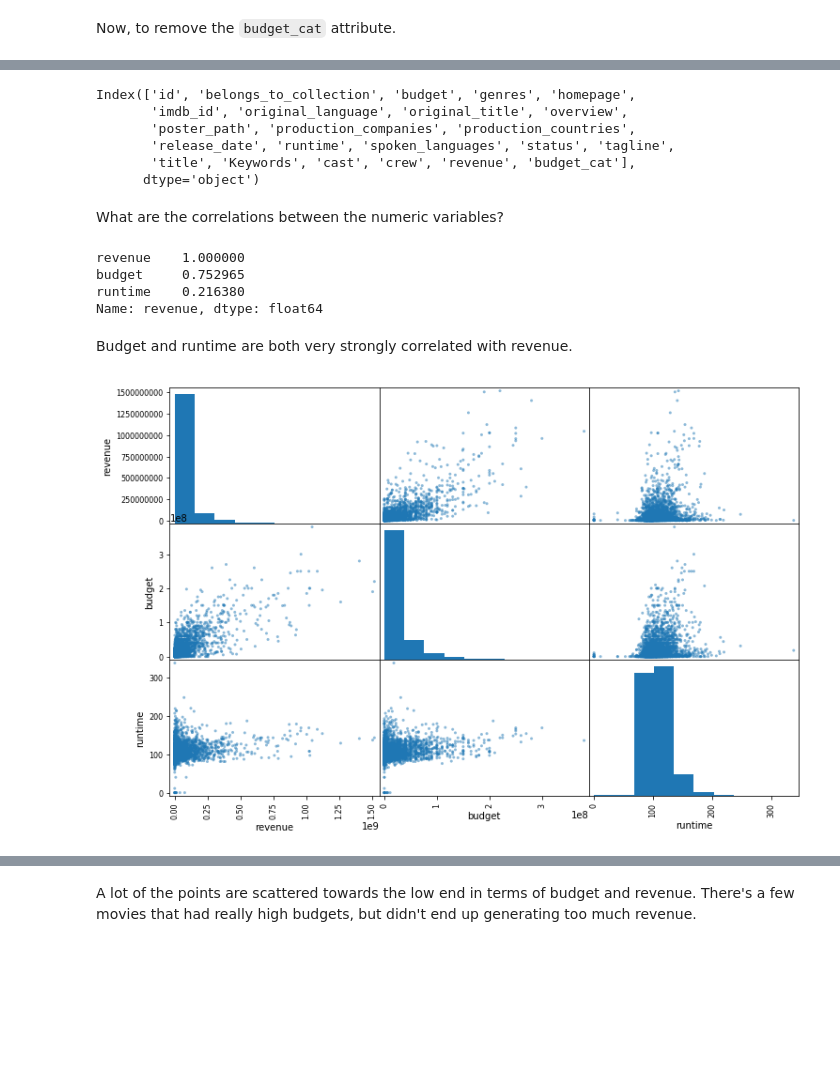
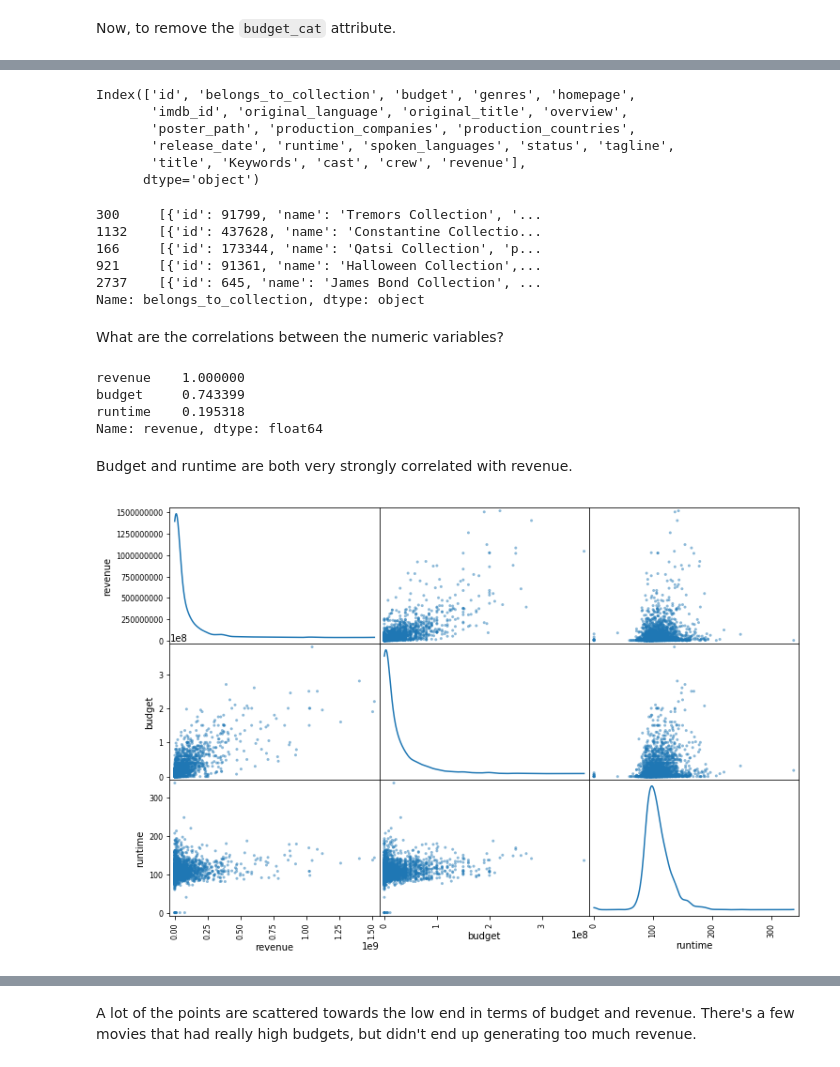
Before and after one commit to collindching/Learning-Exercises, a Jupyter notebook: Box Office Revenue Prediction/Regression Model.ipynb, the cells around one changed output, grey strips where cells are left out. Cells and saved outputs as stored; diff of their text form; code cells hidden in the pictures; blank space fills up the shorter version.

```diff
--- a/Box Office Revenue Prediction/Regression Model.ipynb
+++ b/Box Office Revenue Prediction/Regression Model.ipynb
@@ -160,29 +313,38 @@ for set in [strat_train,strat_test]:
 # %%
-movies.columns
+strat_train.columns
 # %% [output]
 Index(['id', 'belongs_to_collection', 'budget', 'genres', 'homepage',
        'imdb_id', 'original_language', 'original_title', 'overview',
        'poster_path', 'production_companies', 'production_countries',
        'release_date', 'runtime', 'spoken_languages', 'status', 'tagline',
-       'title', 'Keywords', 'cast', 'crew', 'revenue', 'budget_cat'],
+       'title', 'Keywords', 'cast', 'crew', 'revenue'],
       dtype='object')
+# %%
+strat_train['belongs_to_collection'][strat_train['belongs_to_collection'].notnull()].head()
+# %% [output]
+300     [{'id': 91799, 'name': 'Tremors Collection', '...
+1132    [{'id': 437628, 'name': 'Constantine Collectio...
+166     [{'id': 173344, 'name': 'Qatsi Collection', 'p...
+921     [{'id': 91361, 'name': 'Halloween Collection',...
+2737    [{'id': 645, 'name': 'James Bond Collection', ...
+Name: belongs_to_collection, dtype: object
 # %% [markdown]
 What are the correlations between the numeric variables?
 # %%
-corr_matrix = movies.drop('id',axis=1).corr()
+corr_matrix = strat_train.drop('id',axis=1).corr()
 corr_matrix['revenue'].sort_values(ascending=False)
 # %% [output]
 revenue    1.000000
-budget     0.752965
-runtime    0.216380
+budget     0.743399
+runtime    0.195318
 Name: revenue, dtype: float64
 # %% [markdown]
 Budget and runtime are both very strongly correlated with revenue.
 # %%
 from pandas.plotting import scatter_matrix
 
 attributes = ["revenue","budget","runtime"]
-scatter_matrix(movies[attributes],figsize=(12,8));
+scatter_matrix(strat_train[attributes],diagonal='kde',figsize=(12,8));
 # %% [output]
-[figure, old version]
+[figure, new version]
 # %%
```
Also changed, not shown: parts of 36 cells of this notebook, 1 other file.
